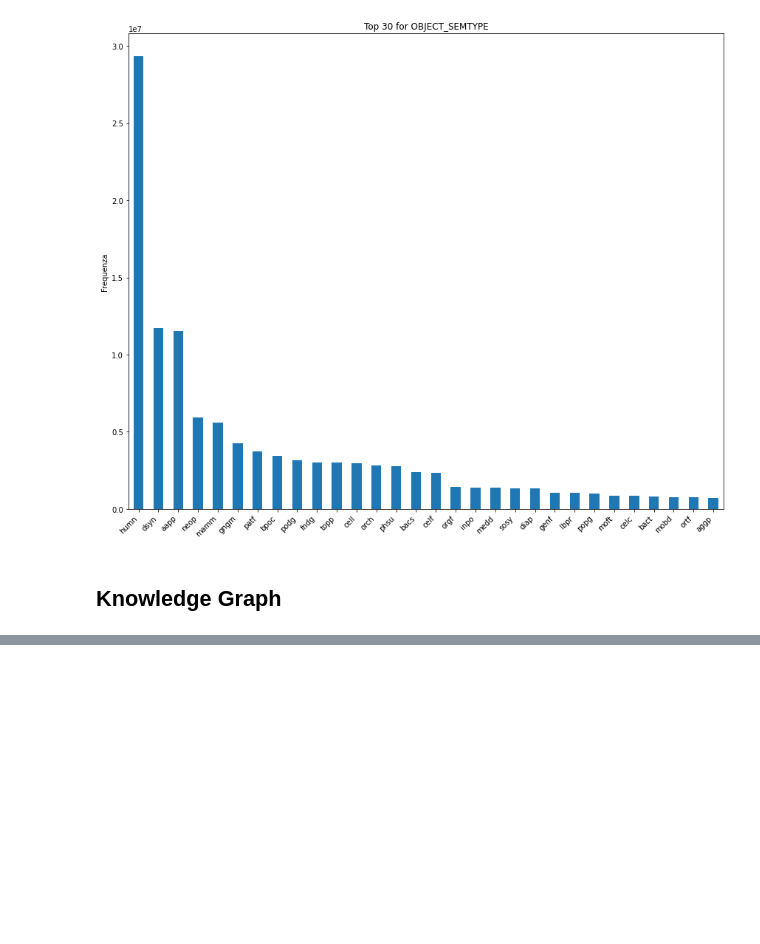
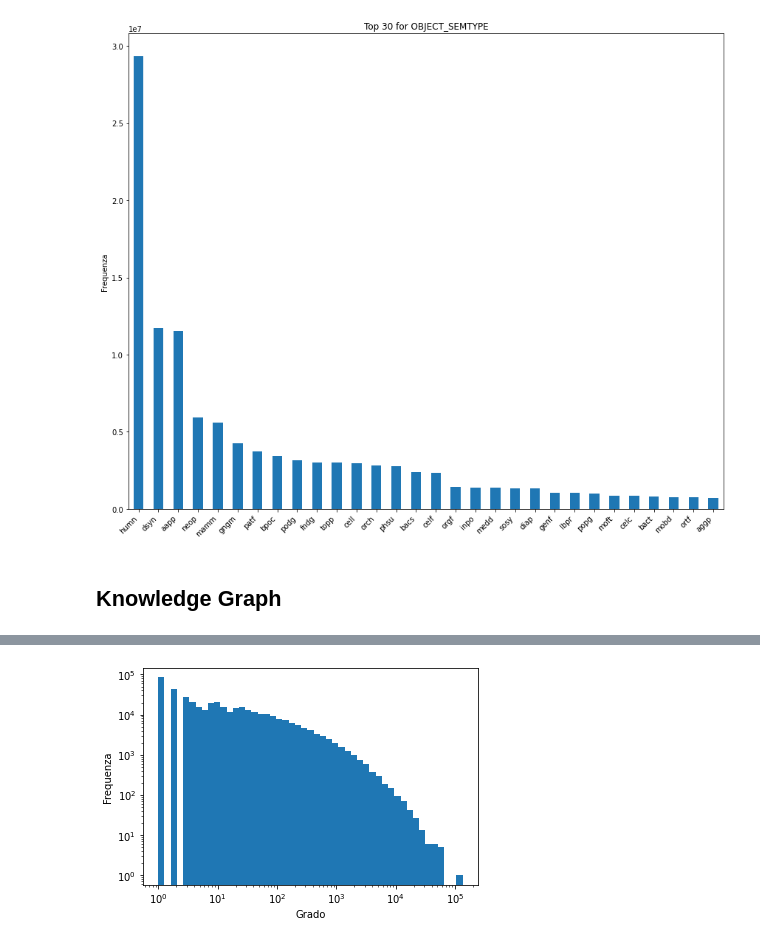
Before and after one commit to SimoneFarallo/integrating_knowledge_with_natural_language_processing_for_enhanced_fact-checking, a Jupyter notebook: Exploration_dataset_graph.ipynb, the cells around one changed output, grey strips where cells are left out. Drawn from its saved outputs; the diff is of its cells as text; code cells hidden in the pictures; blank space fills up the shorter version.

```diff
--- a/Exploration_dataset_graph.ipynb
+++ b/Exploration_dataset_graph.ipynb
@@ -277,0 +344,11 @@ plot_top_items(kg)
+# %%
+# Distribuzione dei Gradi
+degrees = [G.degree(n) for n in G.nodes()]
+plt.hist(degrees, bins=np.logspace(np.log10(1), np.log10(max(degrees)), 50))
+plt.gca().set_xscale("log")
+plt.gca().set_yscale("log")
+plt.xlabel('Grado')
+plt.ylabel('Frequenza')
+plt.show()
+# %% [output]
+[figure, added]
```
Also changed, not shown: parts of 16 cells of this notebook, 1 other file.
